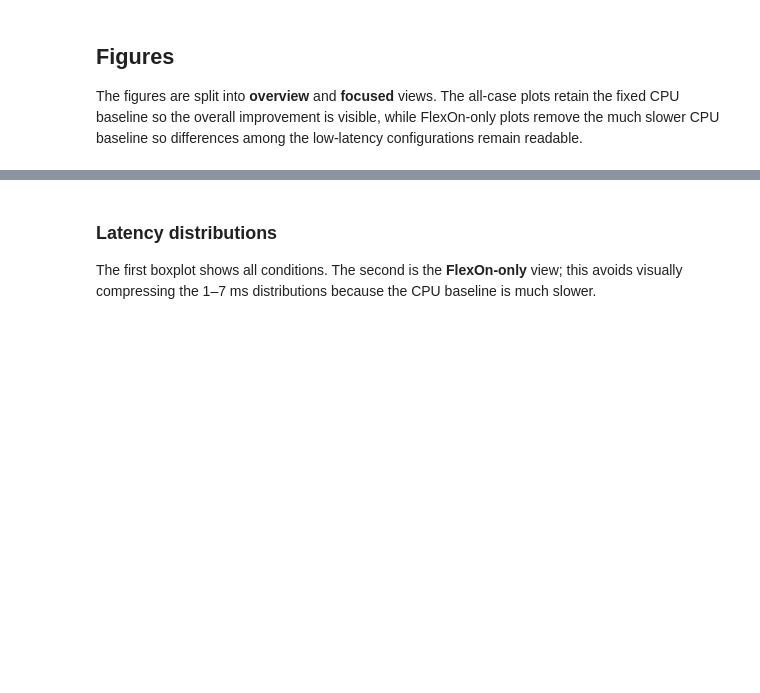
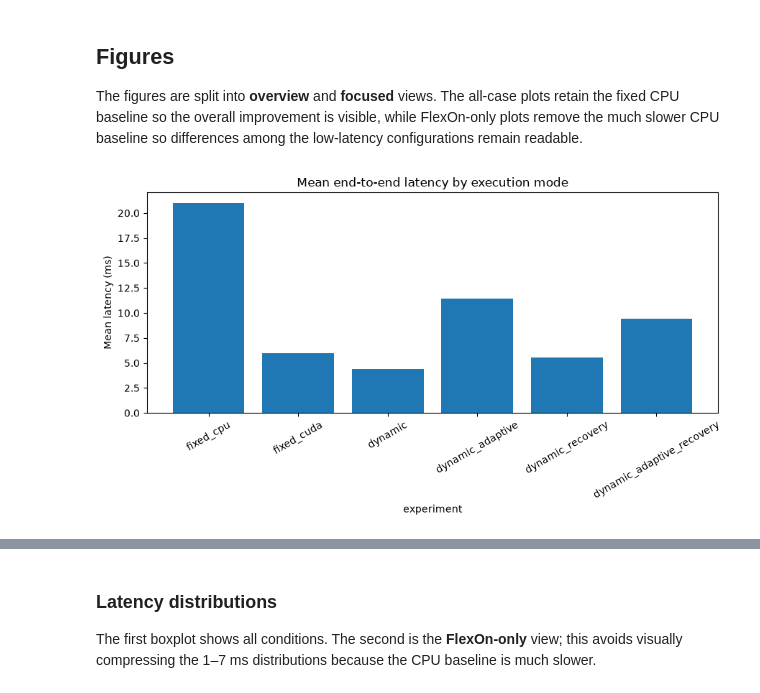
Before and after one commit to HaZaRdOuSDeVeLoPeR/FlexOn-Adaptive-OnDevice-ML-Inference-Framework, a Jupyter notebook: experiments.ipynb, the cells around one changed output, grey strips where cells are left out. Drawn from its saved outputs; the diff is of its cells as text; code cells hidden in the pictures; blank space fills up the shorter version.

```diff
--- a/experiments.ipynb
+++ b/experiments.ipynb
@@ -68,12 +74,12 @@ The runtime's unconditional `[scheduler] iteration measured_ms=...` record is th
 # %%
 EXPERIMENT = ExperimentConfig(
     warmup_iterations=10,
-    measured_iterations=50,
+    measured_iterations=100,
     repetitions=5,
     timeout_seconds=300,
 )
 
-ARTIFACT = PROJECT_ROOT / "artifacts" / "resnet18"
+ARTIFACT = PROJECT_ROOT / "artifacts" / "efficientnet_lite4"
 ONLINE_BINARY = PROJECT_ROOT / "apps" / "flexon_online"
 SCHEDULER_CONFIG = PROJECT_ROOT / "config" / "scheduler.yaml"
 RESULTS_DIR = PROJECT_ROOT / "results"
@@ -81,7 +87,7 @@ RESULTS_DIR.mkdir(parents=True, exist_ok=True)
 
 # Set this manually for result bookkeeping. It does NOT start or control contention.
 # Examples: "no_contention", "cpu-25gpu-25", "cpu50gpu50".
-ENVIRONMENT_LABEL = "no_contention"
+ENVIRONMENT_LABEL = "cpu-25gpu-25"
 
 # Protect FlexOn scheduler/control logic while keeping inference at normal CPU
 # scheduling priority. Requires the one-time setup of the privileged scheduler helper.
@@ -272,10 +370,12 @@ The figures are split into **overview** and **focused** views. The all-case plot
 # %%
 fig = plot_latency_comparison(
     pooled_summary,
     metric="mean_ms",
     title="Mean end-to-end latency by execution mode",
 )
-fig.show()
+display(fig)
+# %% [output]
+[figure, added]
 # %%
 fig = plot_tail_latency(
     pooled_summary,
```
Also changed, not shown: parts of 14 cells of this notebook, 24 other files.
